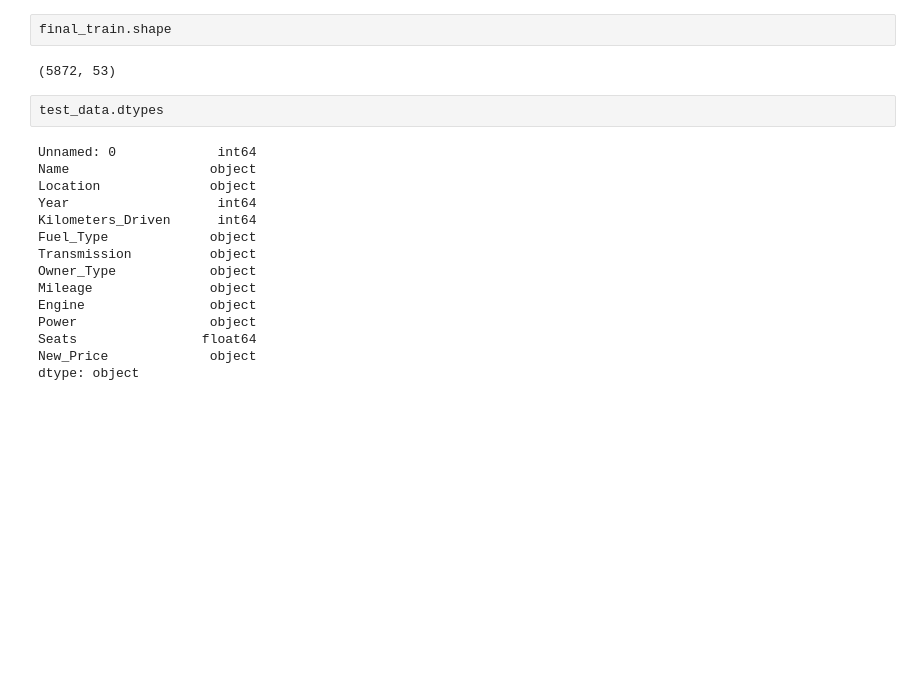
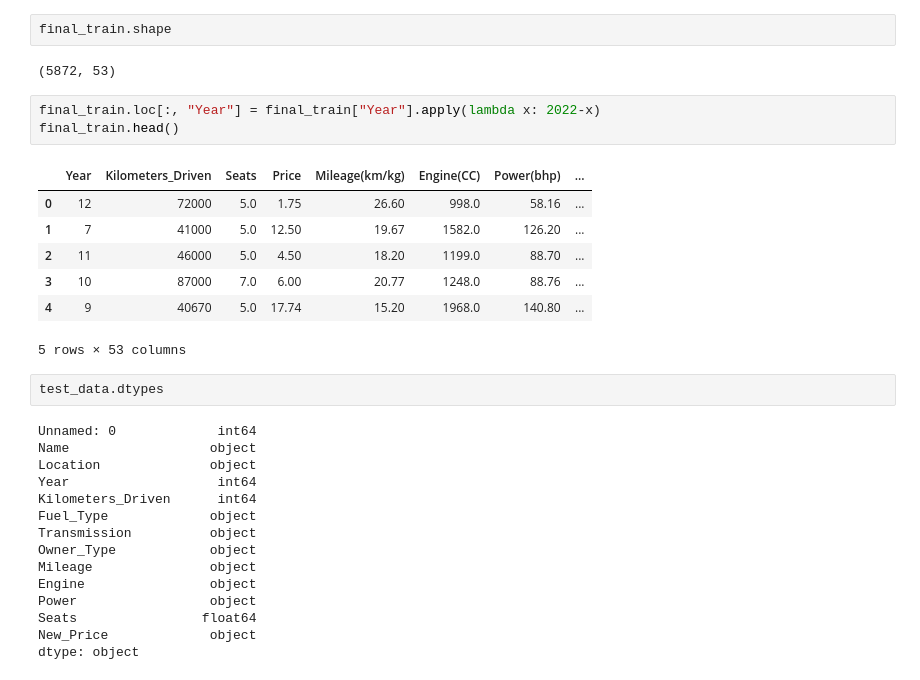
Before and after one commit to jheel0802/Used-car-price-prediction, a Jupyter notebook: used-car-price-prediction.ipynb, the cells around one changed output. Drawn from its saved outputs; the diff is of its cells as text; blank space fills up the shorter version.

```diff
--- a/used-car-price-prediction.ipynb
+++ b/used-car-price-prediction.ipynb
@@ -337,6 +348,17 @@ final_train.head()
 final_train.shape
 # %% [output]
 (5872, 53)
+# %%
+final_train.loc[:, "Year"] = final_train["Year"].apply(lambda x: 2022-x)
+final_train.head()
+# %% [output]
+|  | Year | Kilometers_Driven | Seats | Price | Mileage(km/kg) | Engine(CC) | Power(bhp) | ... |
+| 0 | 12 | 72000 | 5.0 | 1.75 | 26.60 | 998.0 | 58.16 | ... |
+| 1 | 7 | 41000 | 5.0 | 12.50 | 19.67 | 1582.0 | 126.20 | ... |
+| 2 | 11 | 46000 | 5.0 | 4.50 | 18.20 | 1199.0 | 88.70 | ... |
+| 3 | 10 | 87000 | 7.0 | 6.00 | 20.77 | 1248.0 | 88.76 | ... |
+| 4 | 9 | 40670 | 5.0 | 17.74 | 15.20 | 1968.0 | 140.80 | ... |
+5 rows × 53 columns
 # %%
 test_data.dtypes
 # %% [output]
```
Also changed, not shown: parts of 6 cells of this notebook, 4 other files.
